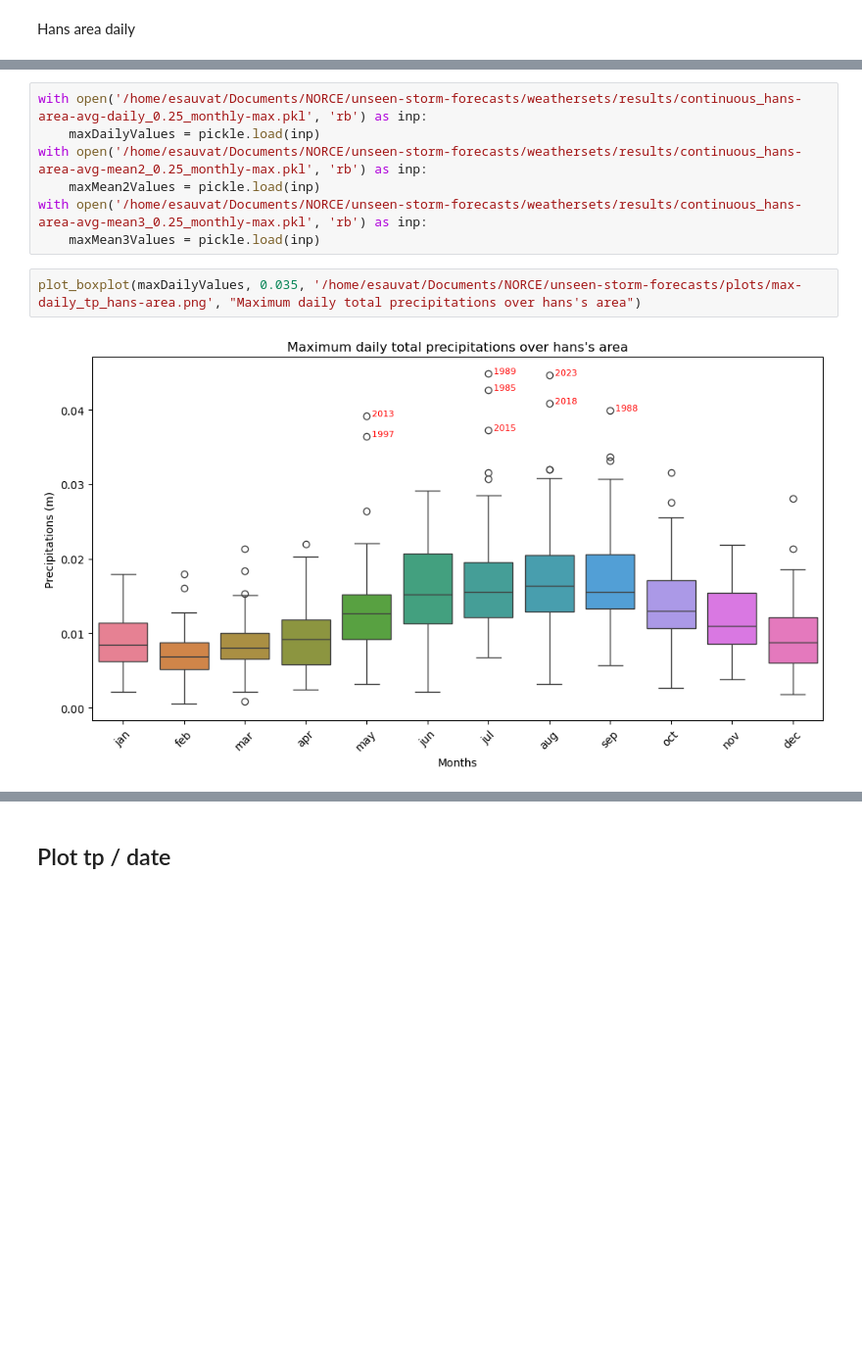
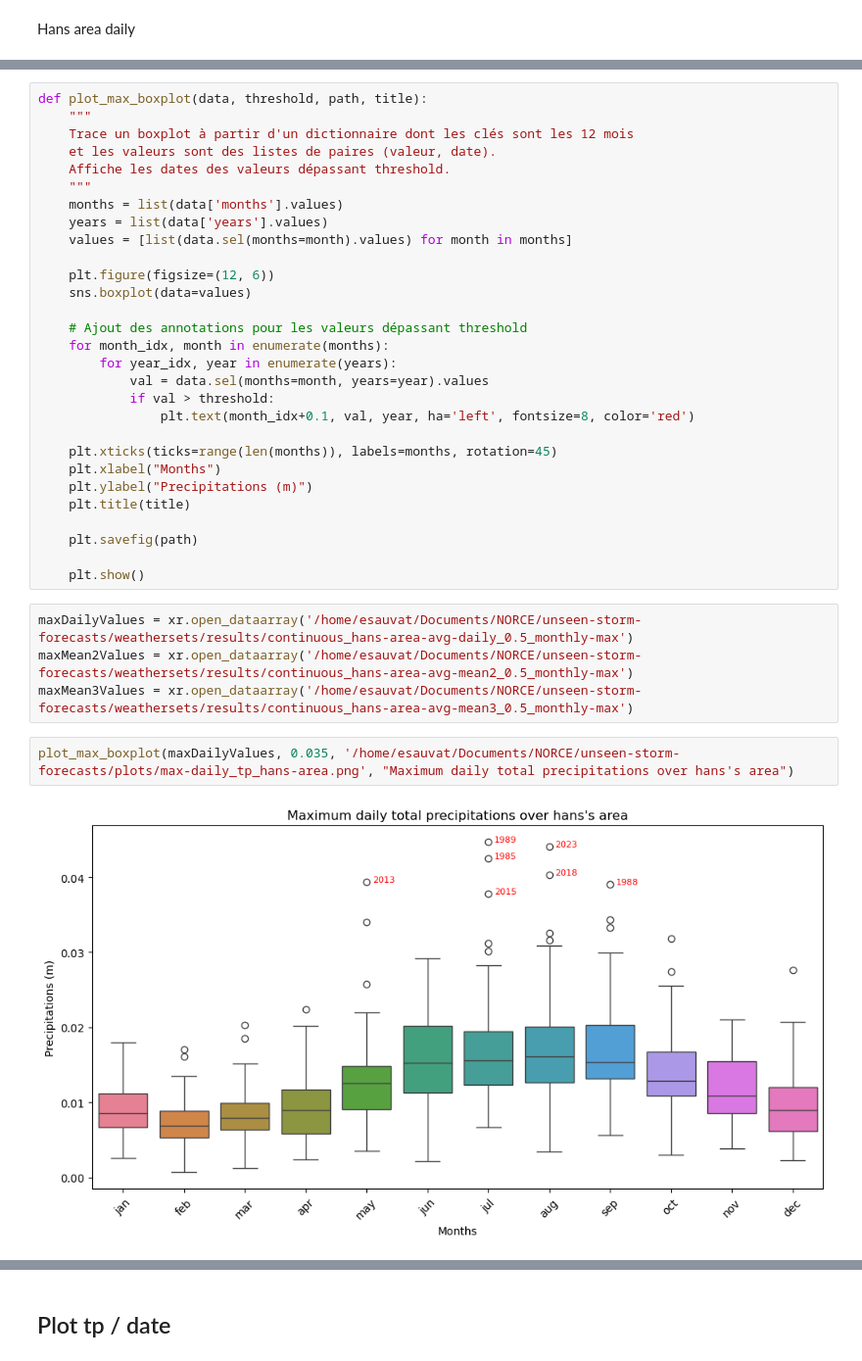
Before and after one commit to esauvat/unseen-storm-forecasts, a Jupyter notebook: script/plotter.ipynb, the cells around one changed output, grey strips where cells are left out. Shown: that part at 98% size. Drawn from its saved outputs; the diff is of its cells as text; blank space fills up the shorter version.

```diff
--- a/script/plotter.ipynb
+++ b/script/plotter.ipynb
@@ -60,12 +81,38 @@ plot_boxplot(mean3Values, 0.025, '/home/esauvat/Documents/NORCE/unseen-storm-for
+# %%
+def plot_max_boxplot(data, threshold, path, title):
+    """
+    Trace un boxplot à partir d'un dictionnaire dont les clés sont les 12 mois
+    et les valeurs sont des listes de paires (valeur, date).
+    Affiche les dates des valeurs dépassant threshold.
+    """
+    months = list(data['months'].values)
+    years = list(data['years'].values)
+    values = [list(data.sel(months=month).values) for month in months]
+
+    plt.figure(figsize=(12, 6))
+    sns.boxplot(data=values)
+
+    # Ajout des annotations pour les valeurs dépassant threshold
+    for month_idx, month in enumerate(months):
+        for year_idx, year in enumerate(years):
+            val = data.sel(months=month, years=year).values
+            if val > threshold:
+                plt.text(month_idx+0.1, val, year, ha='left', fontsize=8, color='red')
+
+    plt.xticks(ticks=range(len(months)), labels=months, rotation=45)
+    plt.xlabel("Months")
+    plt.ylabel("Precipitations (m)")
+    plt.title(title)
+
+    plt.savefig(path)
+
+    plt.show()
 # %%
-with open('/home/esauvat/Documents/NORCE/unseen-storm-forecasts/weathersets/results/continuous_hans-area-avg-daily_0.25_monthly-max.pkl', 'rb') as inp:
-    maxDailyValues = pickle.load(inp)
-with open('/home/esauvat/Documents/NORCE/unseen-storm-forecasts/weathersets/results/continuous_hans-area-avg-mean2_0.25_monthly-max.pkl', 'rb') as inp:
-    maxMean2Values = pickle.load(inp)
-with open('/home/esauvat/Documents/NORCE/unseen-storm-forecasts/weathersets/results/continuous_hans-area-avg-mean3_0.25_monthly-max.pkl', 'rb') as inp:
-    maxMean3Values = pickle.load(inp)
+maxDailyValues = xr.open_dataarray('/home/esauvat/Documents/NORCE/unseen-storm-forecasts/weathersets/results/continuous_hans-area-avg-daily_0.5_monthly-max')
+maxMean2Values = xr.open_dataarray('/home/esauvat/Documents/NORCE/unseen-storm-forecasts/weathersets/results/continuous_hans-area-avg-mean2_0.5_monthly-max')
+maxMean3Values = xr.open_dataarray('/home/esauvat/Documents/NORCE/unseen-storm-forecasts/weathersets/results/continuous_hans-area-avg-mean3_0.5_monthly-max')
 # %%
-plot_boxplot(maxDailyValues, 0.035, '/home/esauvat/Documents/NORCE/unseen-storm-forecasts/plots/max-daily_tp_hans-area.png', "Maximum daily total precipitations over hans's area")
+plot_max_boxplot(maxDailyValues, 0.035, '/home/esauvat/Documents/NORCE/unseen-storm-forecasts/plots/max-daily_tp_hans-area.png', "Maximum daily total precipitations over hans's area")
 # %% [output]
-[figure, old version]
+[figure, new version]
 # %%
```
Also changed, not shown: parts of 19 cells of this notebook, 15 other files.
